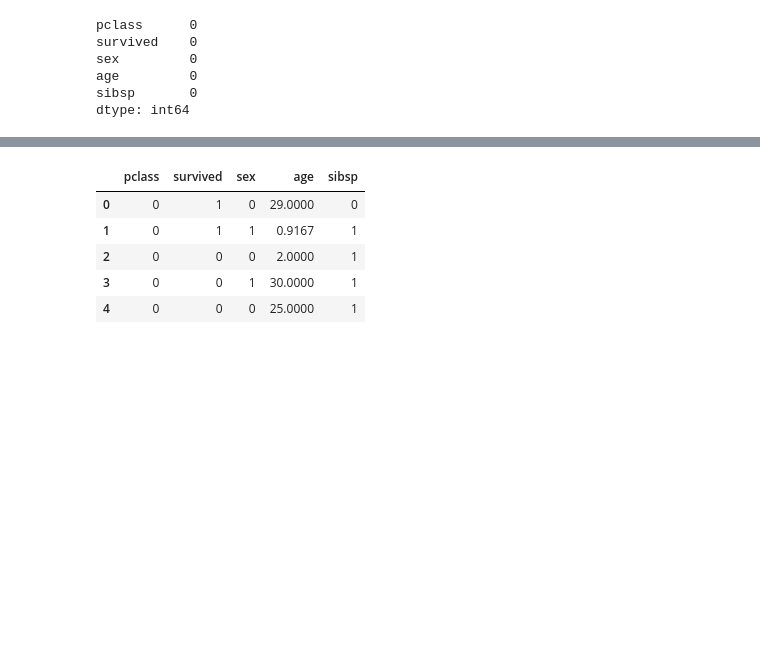
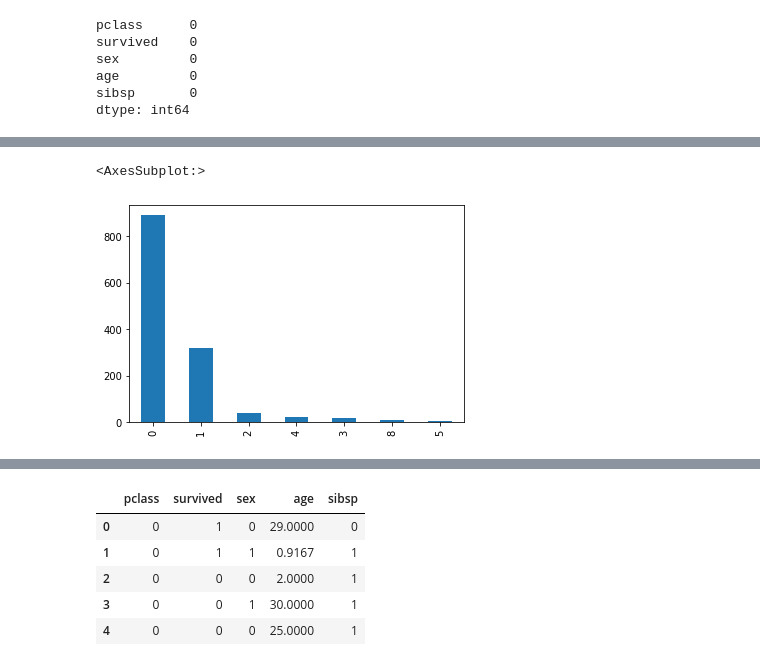
Before and after one commit to mycicle/cpe695, a Jupyter notebook: assignments/HW3/HW3.ipynb, the cells around one changed output, grey strips where cells are left out. Saved outputs shown, nothing was run; the diff lists cells and outputs as text; code cells hidden in the pictures; blank space fills up the shorter version.

```diff
--- a/assignments/HW3/HW3.ipynb
+++ b/assignments/HW3/HW3.ipynb
@@ -88,0 +104,5 @@ dtype: int64
+# %%
+df.sibsp.value_counts().plot(kind='bar')
+# %% [output]
+<AxesSubplot:>
+[figure, added]
```
Also changed, not shown: parts of 4 cells of this notebook.
